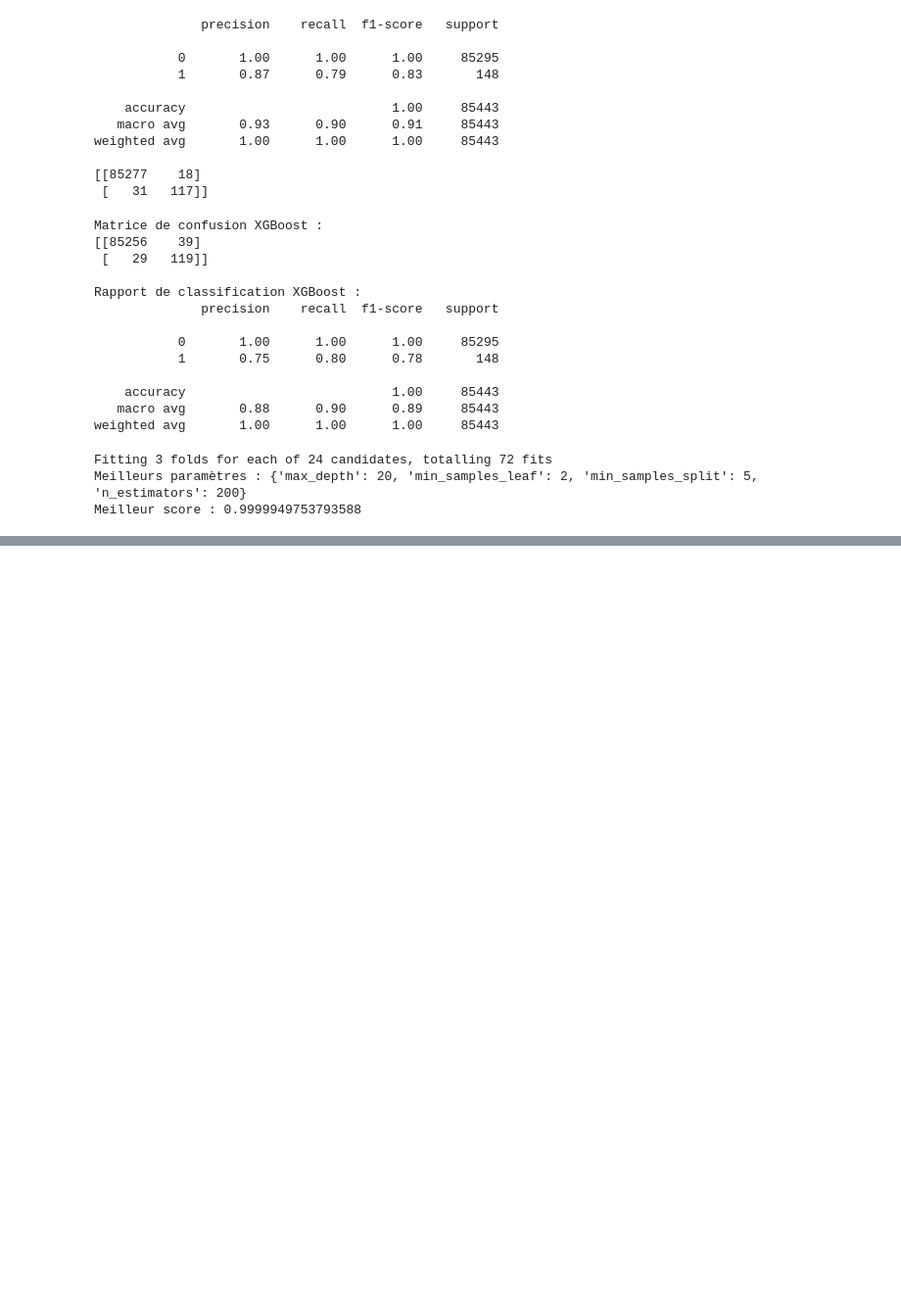
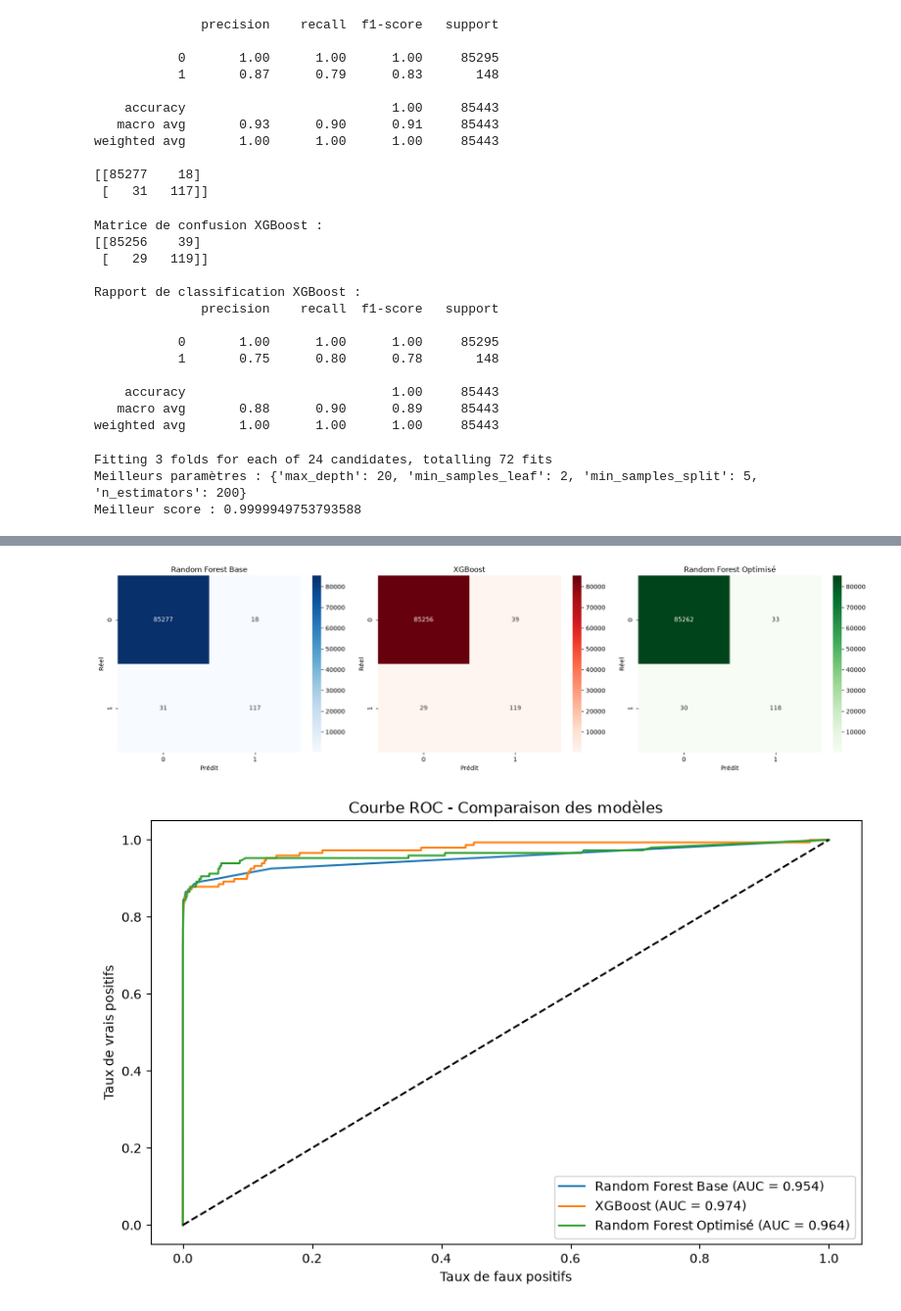
Before and after one commit to njomoudaniel/fraud-detection, a Jupyter notebook: notebooks/exploration.ipynb, the cells around one changed output, grey strips where cells are left out. Shown at 98% size. Drawn from its saved outputs; the diff is of its cells as text; code cells hidden in the pictures; blank space fills up the shorter version.

Commit message:
Visualisation des resultats et courbe ROC

```diff
--- a/notebooks/exploration.ipynb
+++ b/notebooks/exploration.ipynb
@@ -272,3 +286,43 @@ print(classification_report(y_test, y_pred_best))
+# %%
+import matplotlib.pyplot as plt
+import seaborn as sns
+from sklearn.metrics import roc_curve, auc
+
+# 1. Matrice de confusion visuelle
+fig, axes = plt.subplots(1, 3, figsize=(18, 5))
+
+models = {
+    'Random Forest Base': (rf, 'Blues'),
+    'XGBoost': (xgb, 'Reds'),
+    'Random Forest Optimisé': (best_rf, 'Greens')
+}
+
+for ax, (name, (model, color)) in zip(axes, models.items()):
+    cm = confusion_matrix(y_test, model.predict(X_test))
+    sns.heatmap(cm, annot=True, fmt='d', cmap=color, ax=ax)
+    ax.set_title(name)
+    ax.set_xlabel('Prédit')
+    ax.set_ylabel('Réel')
+
+plt.tight_layout()
+plt.show()
+
+# 2. Courbe ROC
+plt.figure(figsize=(10, 6))
+for name, (model, _) in models.items():
+    fpr, tpr, _ = roc_curve(y_test, model.predict_proba(X_test)[:, 1])
+    roc_auc = auc(fpr, tpr)
+    plt.plot(fpr, tpr, label=f'{name} (AUC = {roc_auc:.3f})')
+
+plt.plot([0, 1], [0, 1], 'k--')
+plt.xlabel('Taux de faux positifs')
+plt.ylabel('Taux de vrais positifs')
+plt.title('Courbe ROC - Comparaison des modèles')
+plt.legend()
+plt.show()
+# %% [output]
+[figure, added]
+[figure, added]
 # %%
 from sklearn.model_selection import GridSearchCV, StratifiedKFold
 from sklearn.pipeline import Pipeline
```
Also changed, not shown: parts of 1 cell of this notebook.
